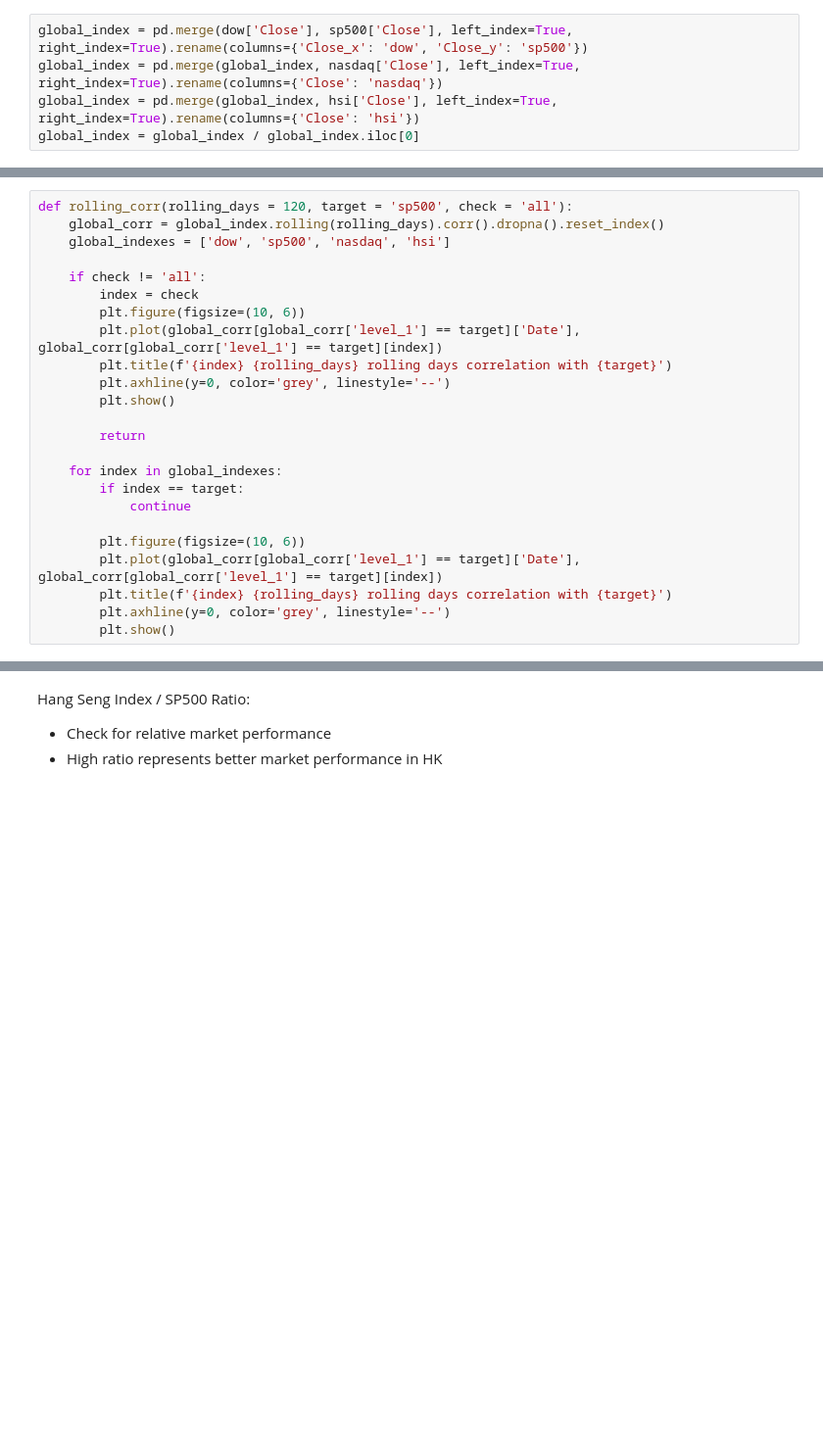
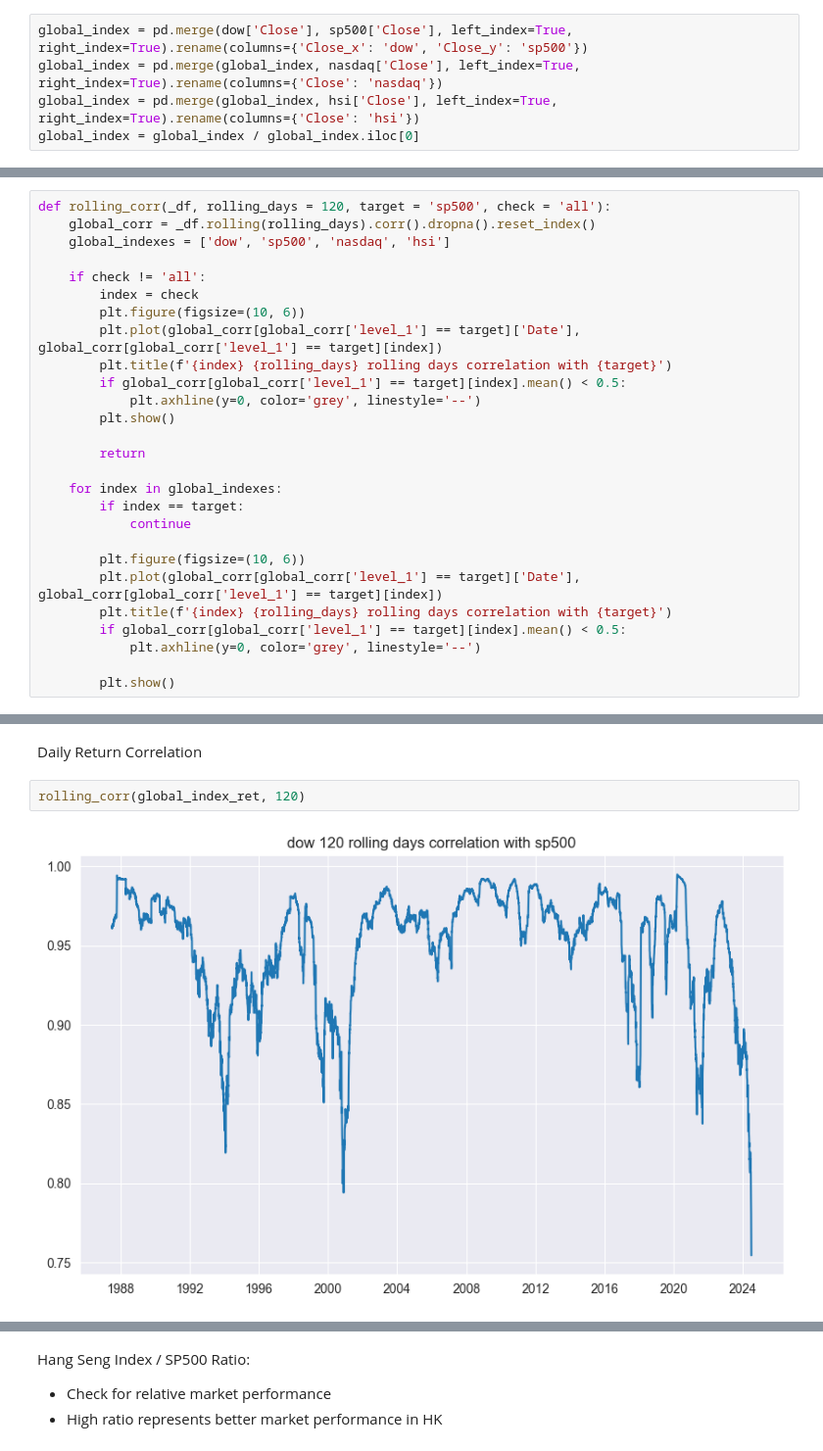
Before and after one commit to Henrywzh/right_time, a Jupyter notebook: self_research/market_corr.ipynb, the cells around one changed output, grey strips where cells are left out. Shown at 98% size. Cells and saved outputs as stored; diff of their text form; blank space fills up the shorter version.

```diff
--- a/self_research/market_corr.ipynb
+++ b/self_research/market_corr.ipynb
@@ -36,6 +70,6 @@ global_index = global_index / global_index.iloc[0]
 # %%
-def rolling_corr(rolling_days = 120, target = 'sp500', check = 'all'):
-    global_corr = global_index.rolling(rolling_days).corr().dropna().reset_index()
+def rolling_corr(_df, rolling_days = 120, target = 'sp500', check = 'all'):
+    global_corr = _df.rolling(rolling_days).corr().dropna().reset_index()
     global_indexes = ['dow', 'sp500', 'nasdaq', 'hsi']
 
     if check != 'all':
@@ -43,7 +77,8 @@ def rolling_corr(rolling_days = 120, target = 'sp500', check = 'all'):
         plt.figure(figsize=(10, 6))
         plt.plot(global_corr[global_corr['level_1'] == target]['Date'], global_corr[global_corr['level_1'] == target][index])
         plt.title(f'{index} {rolling_days} rolling days correlation with {target}')
-        plt.axhline(y=0, color='grey', linestyle='--')
+        if global_corr[global_corr['level_1'] == target][index].mean() < 0.5:
+            plt.axhline(y=0, color='grey', linestyle='--')
         plt.show()
 
         return
@@ -55,5 +90,7 @@ def rolling_corr(rolling_days = 120, target = 'sp500', check = 'all'):
         plt.figure(figsize=(10, 6))
         plt.plot(global_corr[global_corr['level_1'] == target]['Date'], global_corr[global_corr['level_1'] == target][index])
         plt.title(f'{index} {rolling_days} rolling days correlation with {target}')
-        plt.axhline(y=0, color='grey', linestyle='--')
+        if global_corr[global_corr['level_1'] == target][index].mean() < 0.5:
+            plt.axhline(y=0, color='grey', linestyle='--')
+
         plt.show()
@@ -68,0 +97,6 @@ rolling_corr(120)
+# %% [markdown]
+Daily Return Correlation
+# %%
+rolling_corr(global_index_ret, 120)
+# %% [output]
+[figure, added]
```
Also changed, not shown: parts of 4 cells of this notebook.
